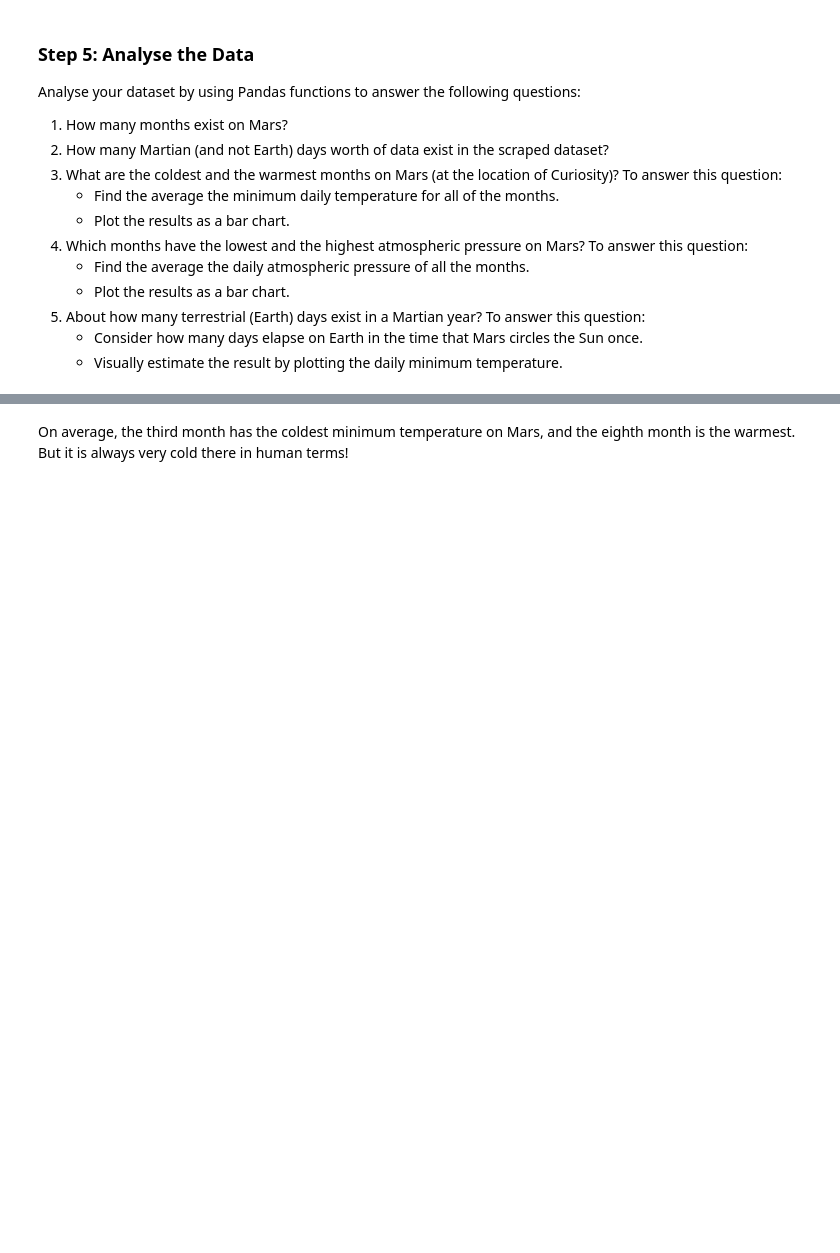
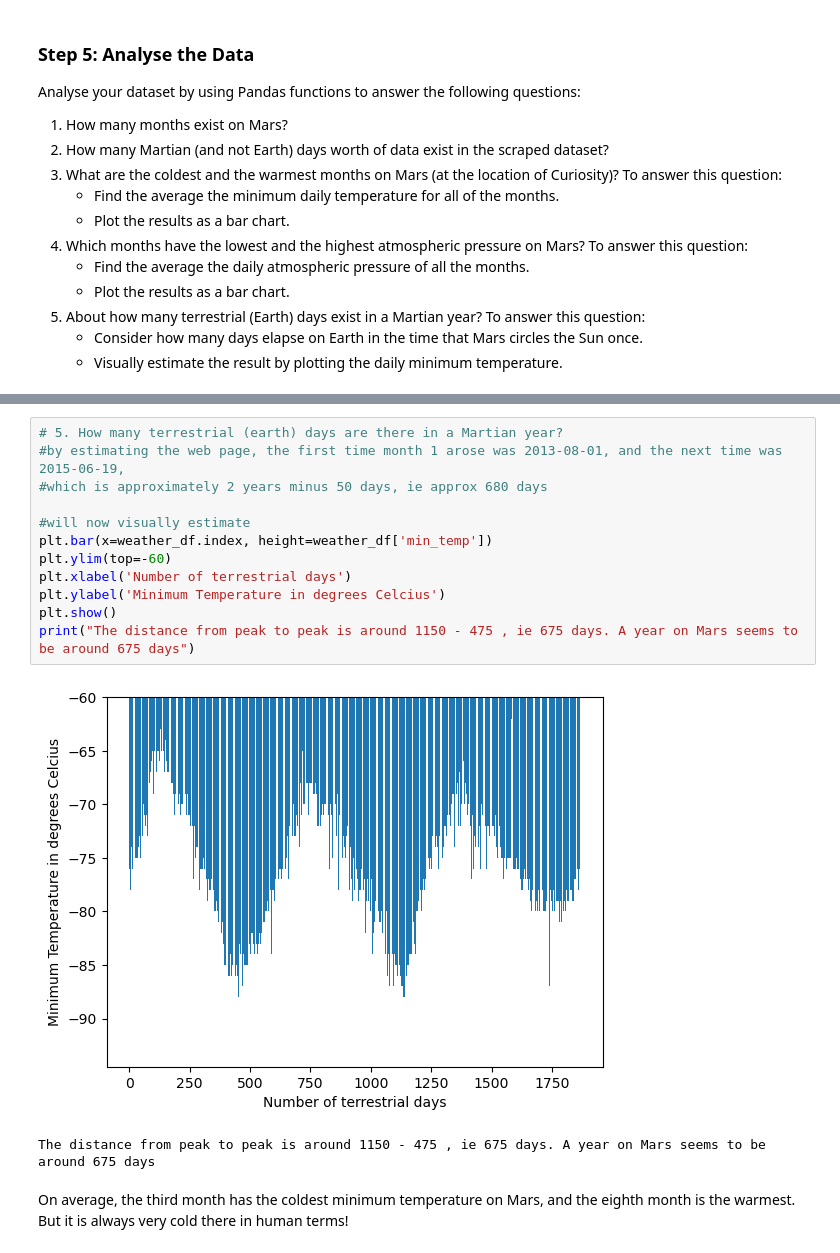
Before and after one commit to ronaspen/Module-11-challenge, a Jupyter notebook: part_2_mars_weather.ipynb, the cells around one changed output, grey strips where cells are left out. Saved outputs shown, nothing was run; the diff lists cells and outputs as text; blank space fills up the shorter version.

```diff
--- a/part_2_mars_weather.ipynb
+++ b/part_2_mars_weather.ipynb
@@ -210,3 +258,18 @@ Name: pressure, dtype: float64
+# %%
+# 5. How many terrestrial (earth) days are there in a Martian year?
+#by estimating the web page, the first time month 1 arose was 2013-08-01, and the next time was 2015-06-19,
+#which is approximately 2 years minus 50 days, ie approx 680 days
+
+#will now visually estimate
+plt.bar(x=weather_df.index, height=weather_df['min_temp'])
+plt.ylim(top=-60)
+plt.xlabel('Number of terrestrial days')
+plt.ylabel('Minimum Temperature in degrees Celcius')
+plt.show()
+print("The distance from peak to peak is around 1150 - 475 , ie 675 days. A year on Mars seems to be around 675 days")
+# %% [output]
+[figure, added]
+The distance from peak to peak is around 1150 - 475 , ie 675 days. A year on Mars seems to be around 675 days
 # %% [markdown]
 On average, the third month has the coldest minimum temperature on Mars, and the eighth month is the warmest. But it is always very cold there in human terms!
 # %% [markdown]
```
Also changed, not shown: parts of 22 cells of this notebook, 3 other files.
